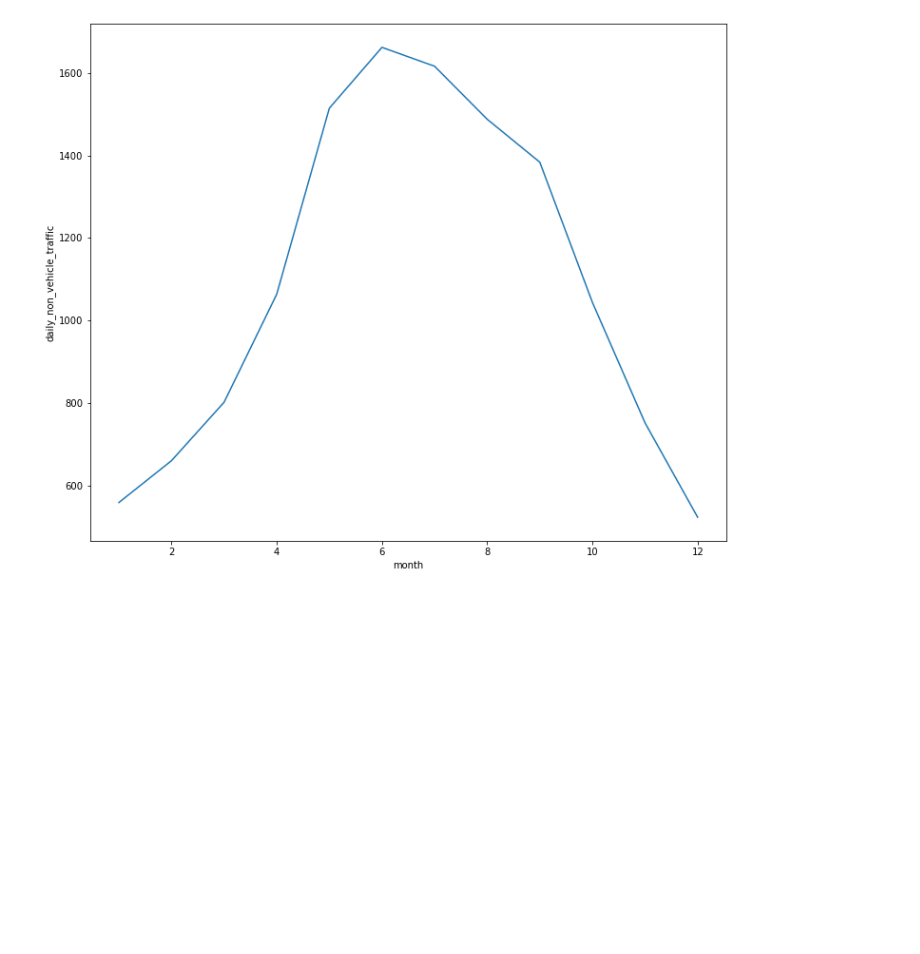
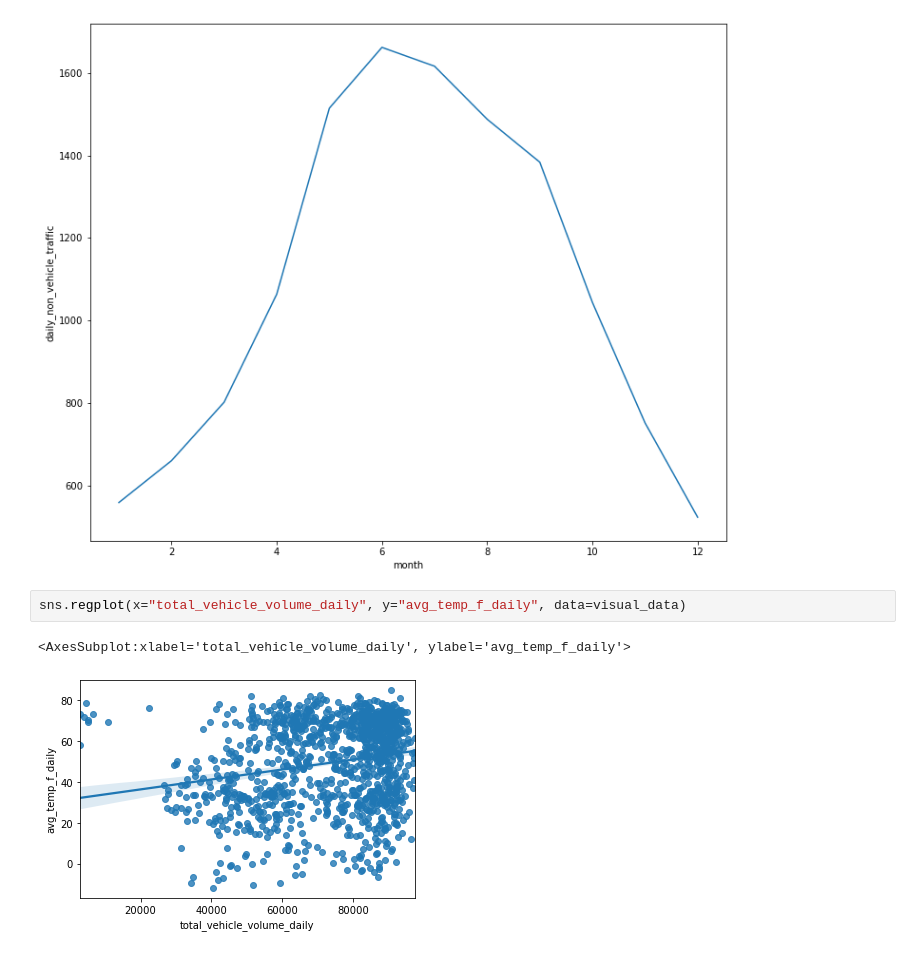
Before and after one commit to mhertel278/Data_Bootcamp_Capstone_Project, a Jupyter notebook: vandivort_segment2_visualizations.ipynb, the cells around one changed output. Cells and saved outputs as stored; diff of their text form; blank space fills up the shorter version.

Commit message:
Second Push of Visualizations

```diff
--- a/vandivort_segment2_visualizations.ipynb
+++ b/vandivort_segment2_visualizations.ipynb
@@ -122,3 +122,8 @@ sns.lineplot(x = visual_data_line2.index, y = visual_data_line2.daily_non_vehicl
 plt.show()
 # %% [output]
 [figure]
+# %%
+sns.regplot(x="total_vehicle_volume_daily", y="avg_temp_f_daily", data=visual_data)
+# %% [output]
+<AxesSubplot:xlabel='total_vehicle_volume_daily', ylabel='avg_temp_f_daily'>
+[figure, added]
```
Also changed, not shown: parts of 4 cells of this notebook.
